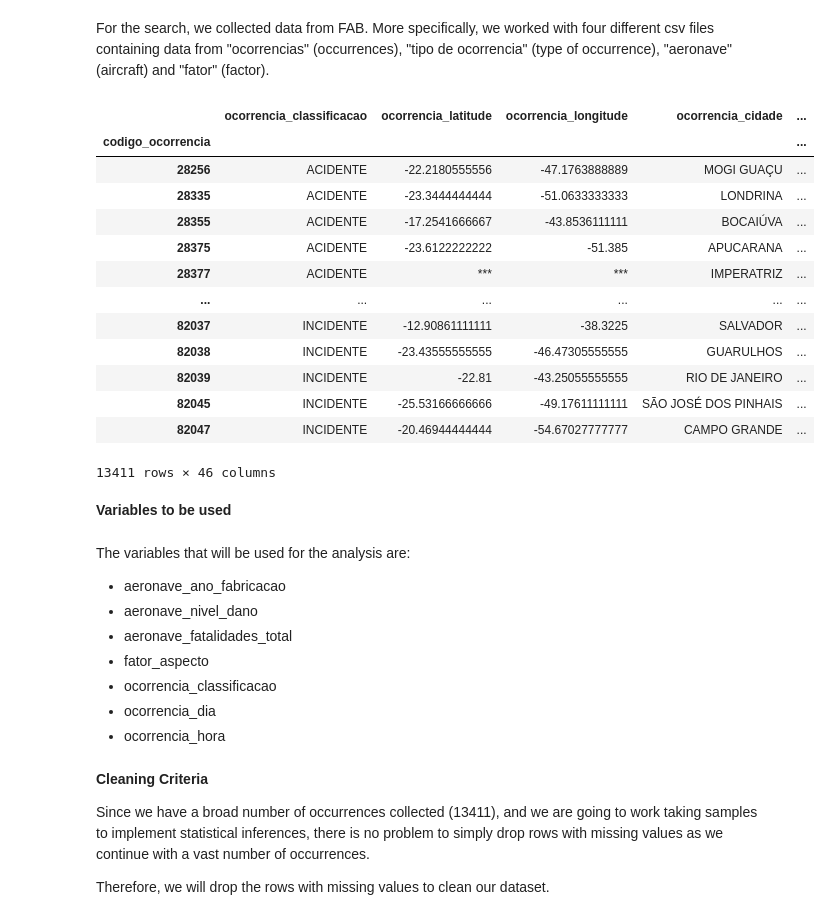
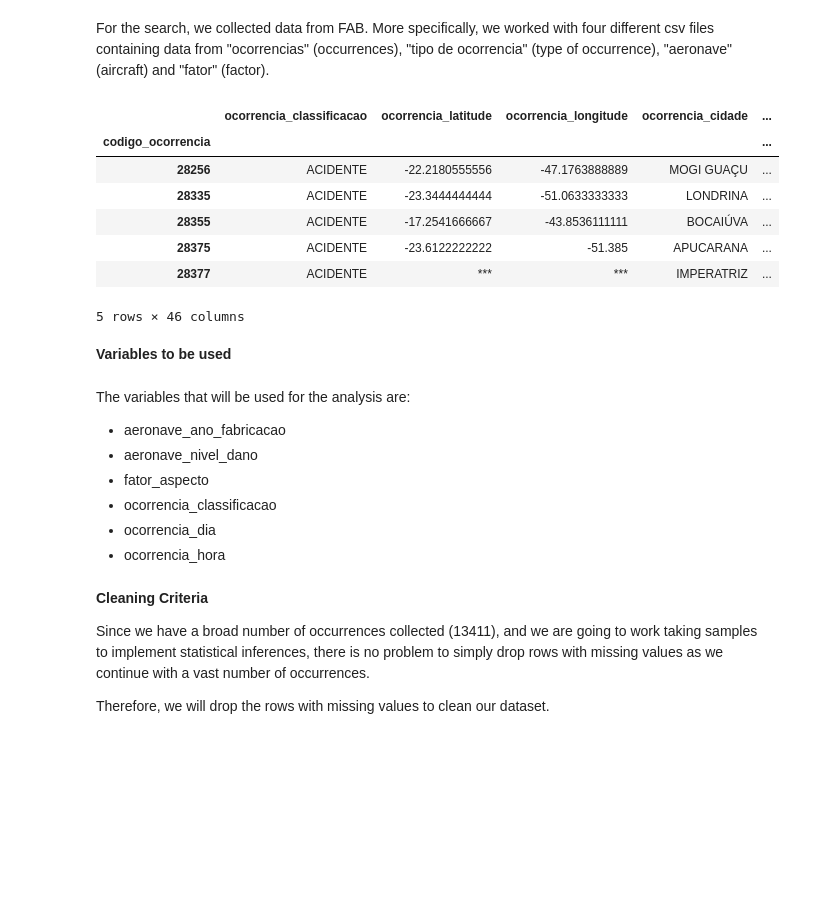
Before and after one commit to igor-diniz/MECD-Statistics, a Jupyter notebook: statistics_2_checkpoint.ipynb, the cells around one changed output. Drawn from its saved outputs; the diff is of its cells as text; code cells hidden in the pictures; blank space fills up the shorter version.

```diff
--- a/statistics_2_checkpoint.ipynb
+++ b/statistics_2_checkpoint.ipynb
@@ -192,22 +192,16 @@ df_fator.set_index('codigo_ocorrencia3', inplace=True)
 df_ocorrencias.drop(['codigo_ocorrencia1','codigo_ocorrencia2','codigo_ocorrencia3','codigo_ocorrencia4'], inplace=True, axis=1)
 # %%
 df = df_ocorrencias.join(df_aeronave).join(df_fator).join(df_tipo_ocorrencia)
-df
+df.head()
 # %% [output]
 |  | ocorrencia_classificacao | ocorrencia_latitude | ocorrencia_longitude | ocorrencia_cidade | ... |
 | codigo_ocorrencia |  |  |  |  | ... |
 | 28256 | ACIDENTE | -22.2180555556 | -47.1763888889 | MOGI GUAÇU | ... |
 | 28335 | ACIDENTE | -23.3444444444 | -51.0633333333 | LONDRINA | ... |
 | 28355 | ACIDENTE | -17.2541666667 | -43.8536111111 | BOCAIÚVA | ... |
 | 28375 | ACIDENTE | -23.6122222222 | -51.385 | APUCARANA | ... |
 | 28377 | ACIDENTE | *** | *** | IMPERATRIZ | ... |
-| ... | ... | ... | ... | ... | ... |
-| 82037 | INCIDENTE | -12.90861111111 | -38.3225 | SALVADOR | ... |
-| 82038 | INCIDENTE | -23.43555555555 | -46.47305555555 | GUARULHOS | ... |
-| 82039 | INCIDENTE | -22.81 | -43.25055555555 | RIO DE JANEIRO | ... |
-| 82045 | INCIDENTE | -25.53166666666 | -49.17611111111 | SÃO JOSÉ DOS PINHAIS | ... |
-| 82047 | INCIDENTE | -20.46944444444 | -54.67027777777 | CAMPO GRANDE | ... |
-13411 rows × 46 columns
+5 rows × 46 columns
 # %%
 df['ocorrencia_ano'] = df['ocorrencia_dia'].apply(lambda x: int(x[-4:]))
 df["idade_aeronave"] = df["ocorrencia_ano"] - df["aeronave_ano_fabricacao"]
@@ -218,7 +212,6 @@ The variables that will be used for the analysis are:
 
 *   aeronave_ano_fabricacao
 *   aeronave_nivel_dano
-*   aeronave_fatalidades_total
 *   fator_aspecto
 *   ocorrencia_classificacao
 *   ocorrencia_dia
```
Also changed, not shown: parts of 6 cells of this notebook.
